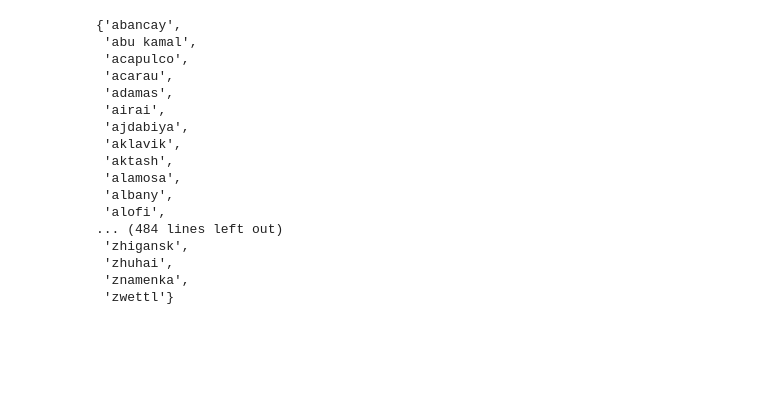
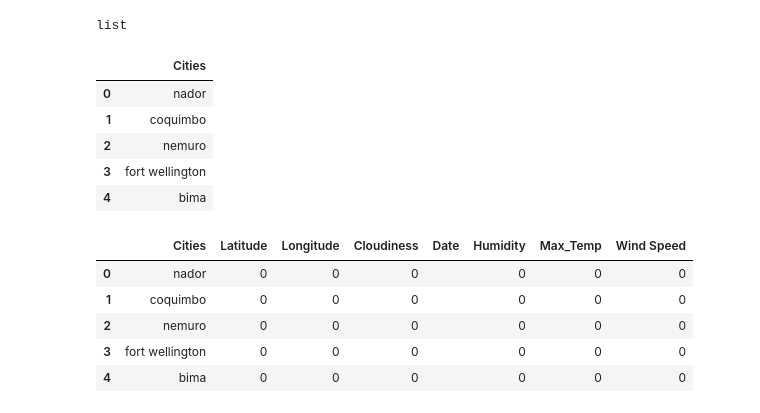
Before and after one commit to Pankaj-gh/python-api-challenge, a Jupyter notebook: WeatherPy/Untitled.ipynb, the cells around one changed output. Cells and saved outputs as stored; diff of their text form; code cells hidden in the pictures; blank space fills up the shorter version.

```diff
--- a/WeatherPy/Untitled.ipynb
+++ b/WeatherPy/Untitled.ipynb
@@ -50,7 +21,7 @@ for nos in coordinates:
     citi=citipy.nearest_city(nos[0],nos[1])
     city=citi.city_name
     cities.add(city)
-    if len(cities)==500:
+    if len(cities)==600:
         break
 # %%
 len(cities)
@@ -59,20 +30,33 @@ len(cities)
+# %%
+cities=list(cities)
+# %%
+type(cities)
+# %% [output]
+list
+# %%
+cities=pd.DataFrame({'Cities':cities})
+cities.head()
+# %% [output]
+|  | Cities |
+| 0 | nador |
+| 1 | coquimbo |
+| 2 | nemuro |
+| 3 | fort wellington |
+| 4 | bima |
+# %%
+cities['Latitude']=0
+cities['Longitude']=0
+cities['Cloudiness']=0
+cities['Date']=""
+cities['Humidity']=0
+cities['Max_Temp']=0
+cities['Wind Speed']=0
 # %%
-cities
+cities.head()
 # %% [output]
-{'abancay',
- 'abu kamal',
- 'acapulco',
- 'acarau',
- 'adamas',
- 'airai',
- 'ajdabiya',
- 'aklavik',
- 'aktash',
- 'alamosa',
- 'albany',
- 'alofi',
-... (484 lines left out)
- 'zhigansk',
- 'zhuhai',
- 'znamenka',
- 'zwettl'}
+|  | Cities | Latitude | Longitude | Cloudiness | Date | Humidity | Max_Temp | Wind Speed |
+| 0 | nador | 0 | 0 | 0 |  | 0 | 0 | 0 |
+| 1 | coquimbo | 0 | 0 | 0 |  | 0 | 0 | 0 |
+| 2 | nemuro | 0 | 0 | 0 |  | 0 | 0 | 0 |
+| 3 | fort wellington | 0 | 0 | 0 |  | 0 | 0 | 0 |
+| 4 | bima | 0 | 0 | 0 |  | 0 | 0 | 0 |
```
Also changed, not shown: parts of 20 cells of this notebook.
